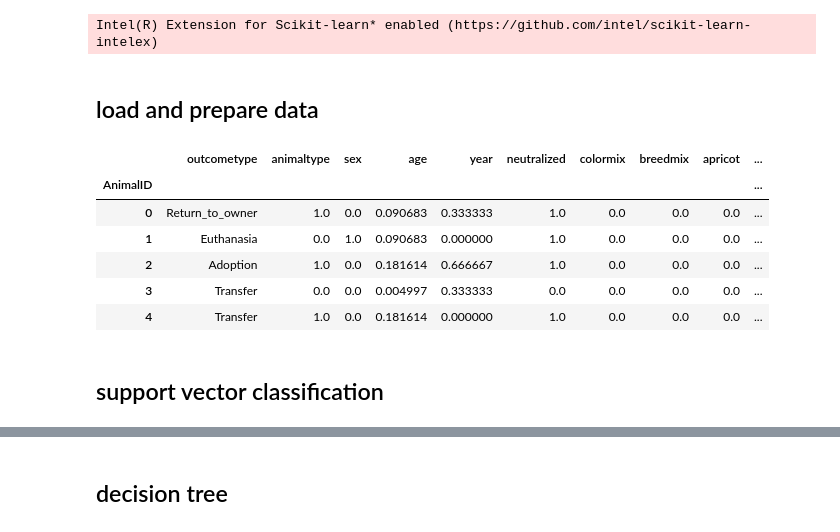
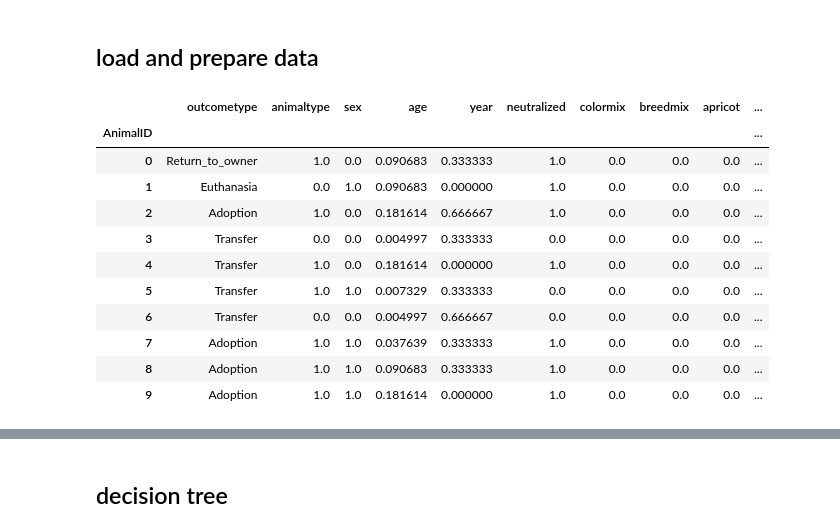
Before and after one commit to DavidSiegl/Animal-Shelter-Analysis, a Jupyter notebook: decision_tree.ipynb, the cells around one changed output, grey strips where cells are left out. Cells and saved outputs as stored; diff of their text form; code cells hidden in the pictures.

```diff
--- a/decision_tree.ipynb
+++ b/decision_tree.ipynb
@@ -1,13 +1,8 @@
 # %%
-from sklearnex import patch_sklearn
-patch_sklearn()
-
 import numpy as np
 import pandas as pd
 from sklearn import model_selection, svm, preprocessing, metrics, ensemble, tree
 import matplotlib.pyplot as plt
-# %% [output]
-Intel(R) Extension for Scikit-learn* enabled (https://github.com/intel/scikit-learn-intelex)
 # %%
 pd.set_option('display.max_rows', None)
 pd.set_option('display.max_columns', None)
@@ -19,15 +14,20 @@ pd.set_option('display.width', None)
 data = pd.read_csv('data/transformed_data_num.csv',index_col=0)
 data.dropna(inplace=True)
 # %%
-data.head()
+data.head(10)
 # %% [output]
 |  | outcometype | animaltype | sex | age | year | neutralized | colormix | breedmix | apricot | ... |
 | AnimalID |  |  |  |  |  |  |  |  |  | ... |
 | 0 | Return_to_owner | 1.0 | 0.0 | 0.090683 | 0.333333 | 1.0 | 0.0 | 0.0 | 0.0 | ... |
 | 1 | Euthanasia | 0.0 | 1.0 | 0.090683 | 0.000000 | 1.0 | 0.0 | 0.0 | 0.0 | ... |
 | 2 | Adoption | 1.0 | 0.0 | 0.181614 | 0.666667 | 1.0 | 0.0 | 0.0 | 0.0 | ... |
 | 3 | Transfer | 0.0 | 0.0 | 0.004997 | 0.333333 | 0.0 | 0.0 | 0.0 | 0.0 | ... |
 | 4 | Transfer | 1.0 | 0.0 | 0.181614 | 0.000000 | 1.0 | 0.0 | 0.0 | 0.0 | ... |
+| 5 | Transfer | 1.0 | 1.0 | 0.007329 | 0.333333 | 0.0 | 0.0 | 0.0 | 0.0 | ... |
+| 6 | Transfer | 0.0 | 0.0 | 0.004997 | 0.666667 | 0.0 | 0.0 | 0.0 | 0.0 | ... |
+| 7 | Adoption | 1.0 | 1.0 | 0.037639 | 0.333333 | 1.0 | 0.0 | 0.0 | 0.0 | ... |
+| 8 | Adoption | 1.0 | 1.0 | 0.090683 | 0.333333 | 1.0 | 0.0 | 0.0 | 0.0 | ... |
+| 9 | Adoption | 1.0 | 1.0 | 0.181614 | 0.000000 | 1.0 | 0.0 | 0.0 | 0.0 | ... |
 # %%
 #prepare data
 X = np.array(data.drop('outcometype',axis=1))
@@ -38,3 +36 @@ Y = Y == 'Adoption' #for binary classification of adoption
 x_train, x_test, y_train, y_test = model_selection.train_test_split(X,Y,train_size=0.7)
-# %% [markdown]
-## support vector classification
```
Also changed, not shown: parts of 18 cells of this notebook, 1 other file.
